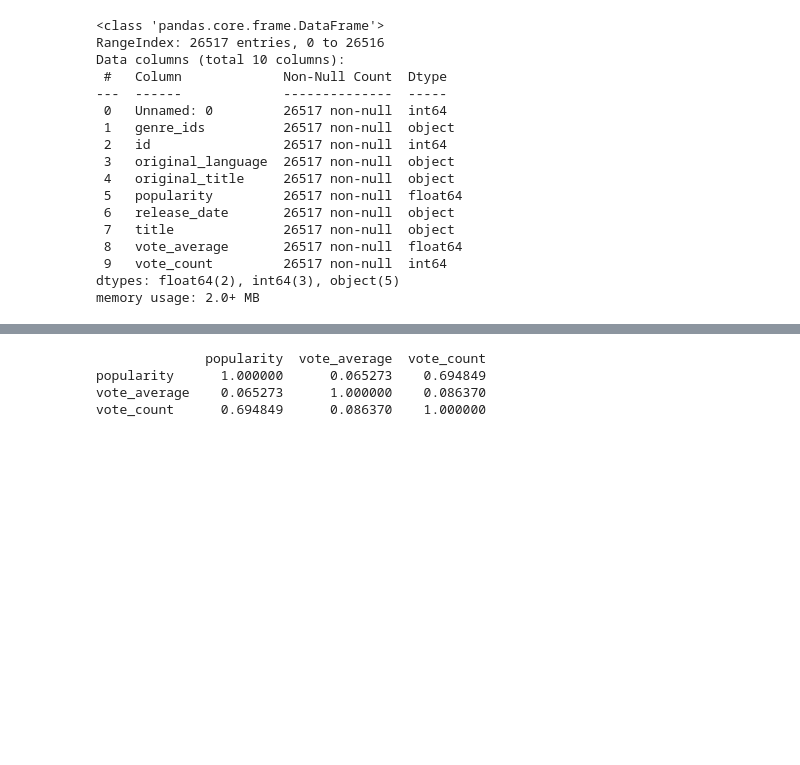
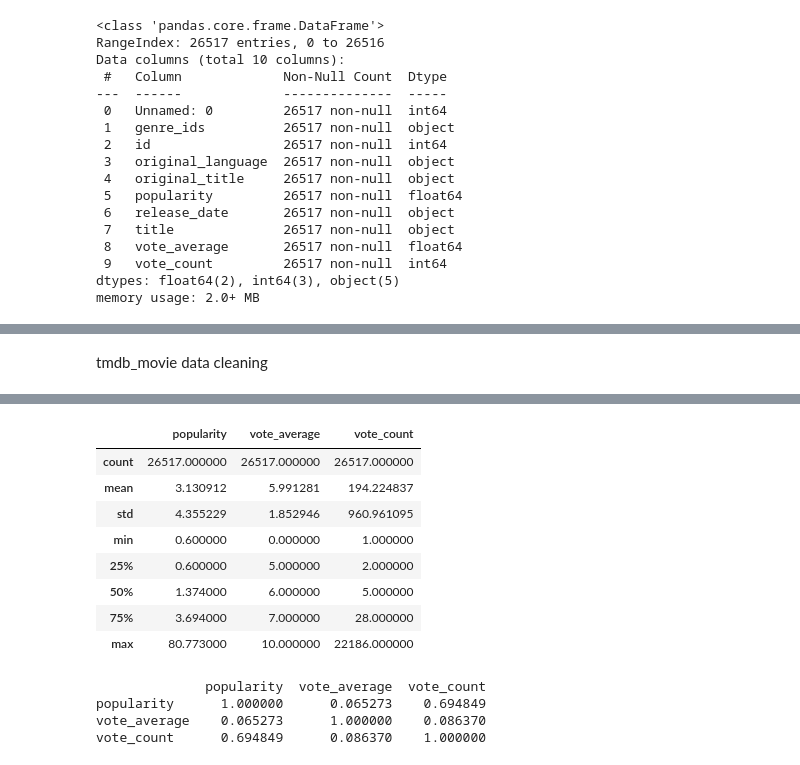
Before and after one commit to Otim135/group3-phase2-project, a Jupyter notebook: ipynbs/Charles.ipynb, the cells around one changed output, grey strips where cells are left out. Cells and saved outputs as stored; diff of their text form; code cells hidden in the pictures; blank space fills up the shorter version.

```diff
--- a/ipynbs/Charles.ipynb
+++ b/ipynbs/Charles.ipynb
@@ -330,3 +267,5 @@ tmdb_movies.duplicated().sum()
+# %% [markdown]
+tmdb_movie data cleaning
 # %%
 # Converting date columns to datetime
 tmdb_movies['release_date'] = pd.to_datetime(tmdb_movies['release_date'])
@@ -341,4 +280,20 @@ tmdb_movies.head()
 # %%
 # Drop columns that start with 'Unnamed' and the 'id' column
 tmdb_movies = tmdb_movies.drop(columns=[col for col in tmdb_movies.columns if 'Unnamed' in col] + ['id'], errors='ignore')
+# %%
+# calculating basic statistics
+# Select only numeric columns for correlation calculation
+tmdb_movies_numeric_columns = tmdb_movies.select_dtypes(include=['number'])
+
+tmdb_movies_numeric_columns.describe()
+# %% [output]
+|  | popularity | vote_average | vote_count |
+| count | 26517.000000 | 26517.000000 | 26517.000000 |
+| mean | 3.130912 | 5.991281 | 194.224837 |
+| std | 4.355229 | 1.852946 | 960.961095 |
+| min | 0.600000 | 0.000000 | 1.000000 |
+| 25% | 0.600000 | 5.000000 | 2.000000 |
+| 50% | 1.374000 | 6.000000 | 5.000000 |
+| 75% | 3.694000 | 7.000000 | 28.000000 |
+| max | 80.773000 | 10.000000 | 22186.000000 |
 # %%
```
Also changed, not shown: parts of 50 cells of this notebook.
